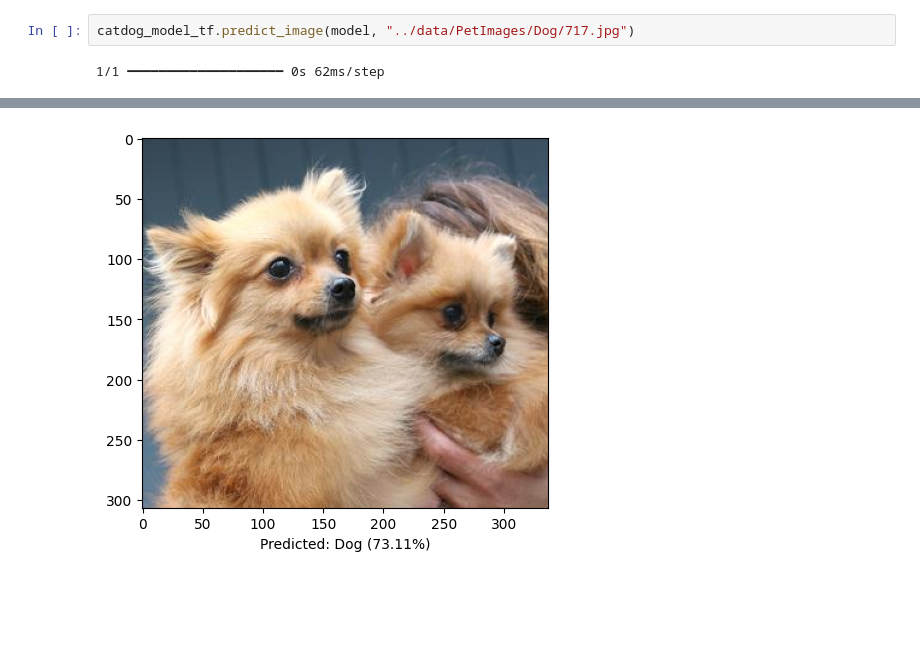
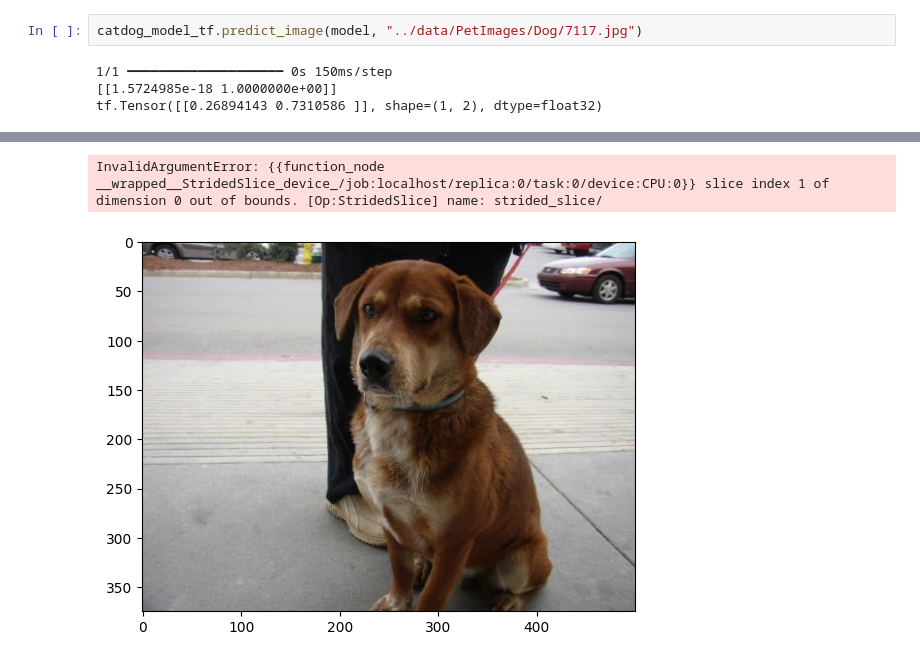
Before and after one commit to amauryav-ucm/ucm-tfg, a Jupyter notebook: notebooks/test_catdog_tf.ipynb, the cells around one changed output, grey strips where cells are left out. Cells and saved outputs as stored; diff of their text form; blank space fills up the shorter version.

```diff
--- a/notebooks/test_catdog_tf.ipynb
+++ b/notebooks/test_catdog_tf.ipynb
@@ -11,4 +18,6 @@ model = tf.keras.models.load_model(PATH)
 # %%
-catdog_model_tf.predict_image(model, "../data/PetImages/Dog/717.jpg")
+catdog_model_tf.predict_image(model, "../data/PetImages/Dog/7117.jpg")
 # %% [output]
-1/1 ━━━━━━━━━━━━━━━━━━━━ 0s 62ms/step
+1/1 ━━━━━━━━━━━━━━━━━━━━ 0s 150ms/step
+[[1.5724985e-18 1.0000000e+00]]
+tf.Tensor([[0.26894143 0.7310586 ]], shape=(1, 2), dtype=float32)
@@ -15 +26,2 @@ catdog_model_tf.predict_image(model, "../data/PetImages/Dog/717.jpg")
+InvalidArgumentError: {{function_node __wrapped__StridedSlice_device_/job:localhost/replica:0/task:0/device:CPU:0}} slice index 1 of dimension 0 out of bounds. [Op:StridedSlice] name: strided_slice/
-[figure, old version]
+[figure, new version]
```
Also changed, not shown: parts of 3 cells of this notebook, 7 other files.
